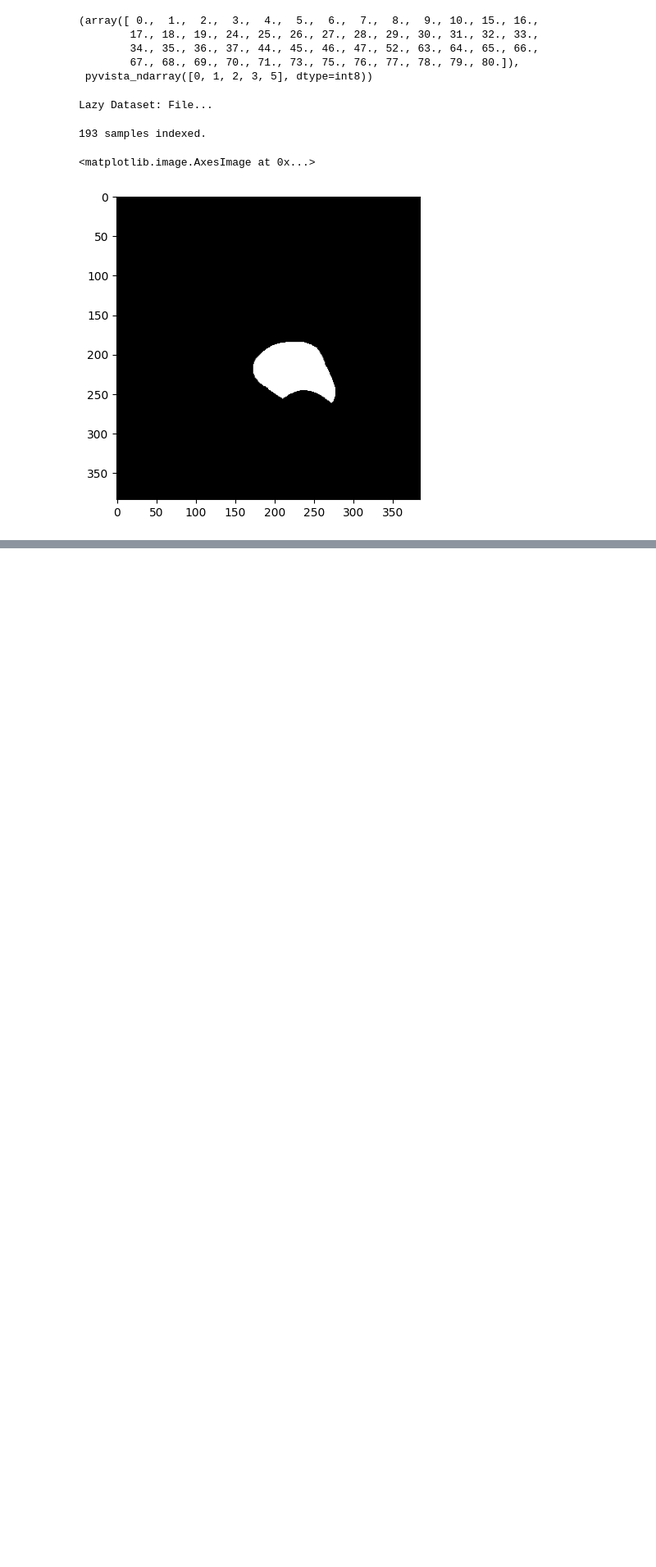
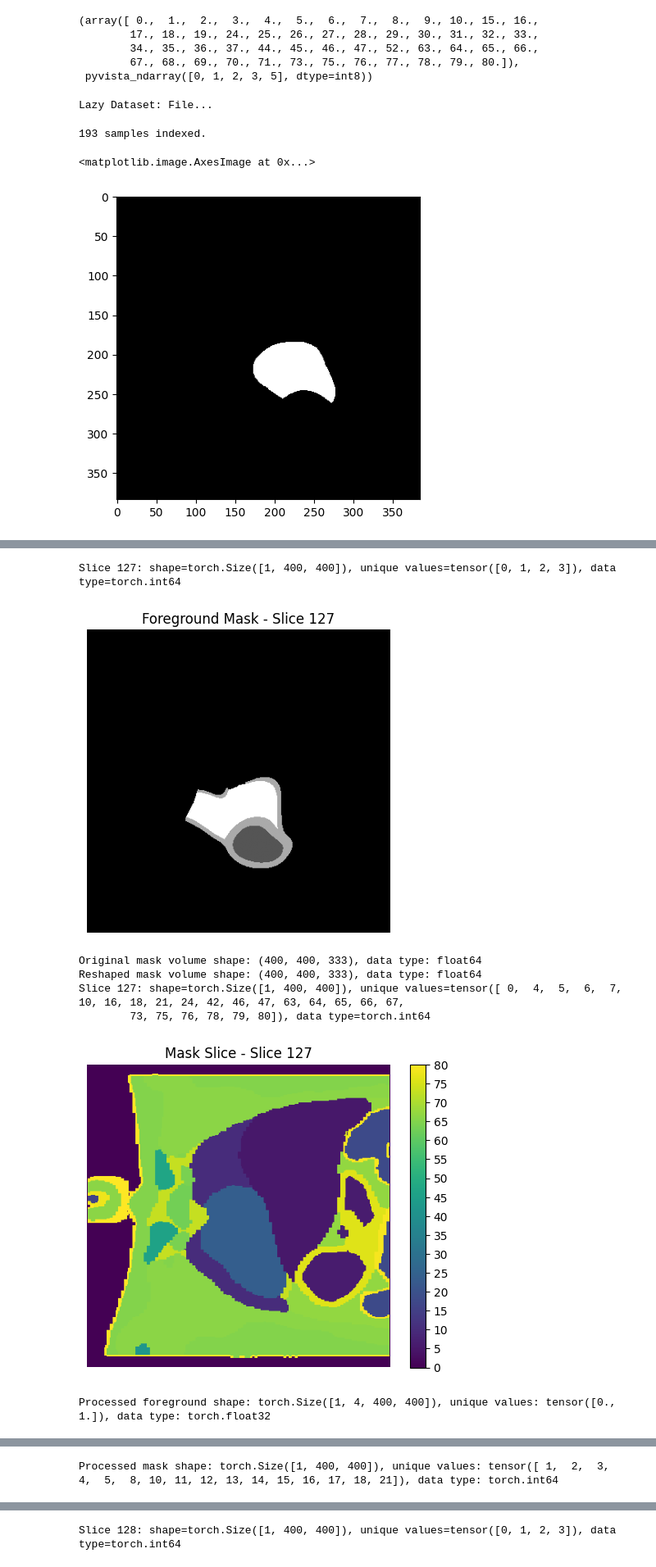
Before and after one commit to paolodc5/CMR_synthesis, a Jupyter notebook: mt_DIDC_DPM_analysis.ipynb, the cells around one changed output, grey strips where cells are left out. Shown at 82% size. Cells and saved outputs as stored; diff of their text form; code cells hidden in the pictures; blank space fills up the shorter version.

```diff
--- a/mt_DIDC_DPM_analysis.ipynb
+++ b/mt_DIDC_DPM_analysis.ipynb
@@ -87,0 +134,3 @@ reconstructed = autoencoder.decode(z).sample
+# %%
+pat = np.load(path, allow_pickle=True).item()
+pat.keys()
@@ -87,0 +143,4 @@ reconstructed = autoencoder.decode(z).sample
+# %%
+sums = pat['mask_foreground'].sum(axis=(0,1))
+valid_indices = np.where(sums > 0)[0]
+valid_indices
@@ -87,0 +158,60 @@ reconstructed = autoencoder.decode(z).sample
+# %%
+fg_list = []
+mask_list = []
+
+for idx in valid_indices[50:56]:
+    fg_slice = torch.from_numpy(pat['mask_foreground'][:,:,idx]).unsqueeze(0).long()
+    fg_slice[(fg_slice > 3) | (fg_slice < 0)] = 0 # remove noisy labels in the foreground mask
+
+    print(f"Slice {idx}: shape={fg_slice.shape}, unique values={torch.unique(fg_slice)}, data type={fg_slice.dtype}")
+    plt.imshow(fg_slice.squeeze().numpy(), cmap='gray')
+    plt.title(f"Foreground Mask - Slice {idx}")
+    plt.axis('off')
+    plt.show()
+
+    mask_vol = pat['interpolated_segmentation']
+    if mask_vol.ndim == 1:
+        mask_vol = mask_vol.reshape(fg_slice.shape[1], fg_slice.shape[2], -1, order='F')
+    mask_slice = torch.from_numpy(mask_vol[:, :, idx]).unsqueeze(0).long()
+
+    print(f"Original mask volume shape: {mask_vol.shape}, data type: {mask_vol.dtype}")
+    print(f"Reshaped mask volume shape: {mask_vol.shape}, data type: {mask_vol.dtype}")
+    print(f"Slice {idx}: shape={mask_slice.shape}, unique values={torch.unique(mask_slice)}, data type={mask_slice.dtype}")
+    plt.imshow(mask_slice.squeeze().numpy(), cmap='viridis')
+    img = plt.gci()
+    cbar = plt.colorbar(img)
+    ticks = np.arange(0, len(dataset.original_labels), 5)
+    cbar.set_ticks(ticks)
+    plt.title(f"Mask Slice - Slice {idx}")
+    plt.axis('off')
+    plt.show()
+
+    fg_proc, mask_proc = dataset.process_slice(fg_slice, mask_slice)
+
+    print(f"Processed foreground shape: {fg_proc.shape}, unique values: {torch.unique(fg_proc)}, data type: {fg_proc.dtype}")
+    plt.imshow(fg_proc.squeeze().numpy()[2], cmap='gray')
+    plt.title(f"Processed Foreground - Slice {idx}")
+    plt.axis('off')
+    plt.show()
+
+    fg_list.append(fg_proc.squeeze().numpy())
+    mask_list.append(mask_proc.squeeze().numpy())
+
+    print(f"Processed mask shape: {mask_proc.shape}, unique values: {torch.unique(mask_proc)}, data type: {mask_proc.dtype}")
+    plt.imshow(mask_proc.squeeze().numpy(), cmap='viridis')
+    img = plt.gci()
+    cbar = plt.colorbar(img)
+    ticks = np.arange(0, len(dataset.new_labels), 5)
+    cbar.set_ticks(ticks)
+    plt.title(f"Processed Mask - Slice {idx}")
+    plt.axis('off')
+    plt.show()
+# %% [output]
+Slice 127: shape=torch.Size([1, 400, 400]), unique values=tensor([0, 1, 2, 3]), data type=torch.int64
+[figure, added]
+Original mask volume shape: (400, 400, 333), data type: float64
+Reshaped mask volume shape: (400, 400, 333), data type: float64
+Slice 127: shape=torch.Size([1, 400, 400]), unique values=tensor([ 0,  4,  5,  6,  7, 10, 16, 18, 21, 24, 42, 46, 47, 63, 64, 65, 66, 67,
+        73, 75, 76, 78, 79, 80]), data type=torch.int64
+[figure, added]
+Processed foreground shape: torch.Size([1, 4, 400, 400]), unique values: tensor([0., 1.]), data type: torch.float32
@@ -87,0 +219 @@ reconstructed = autoencoder.decode(z).sample
+Processed mask shape: torch.Size([1, 400, 400]), unique values: tensor([ 1,  2,  3,  4,  5,  8, 10, 11, 12, 13, 14, 15, 16, 17, 18, 21]), data type: torch.int64
@@ -87,0 +221 @@ reconstructed = autoencoder.decode(z).sample
+Slice 128: shape=torch.Size([1, 400, 400]), unique values=tensor([0, 1, 2, 3]), data type=torch.int64
```
Also changed, not shown: parts of 23 cells of this notebook, 5 other files.
